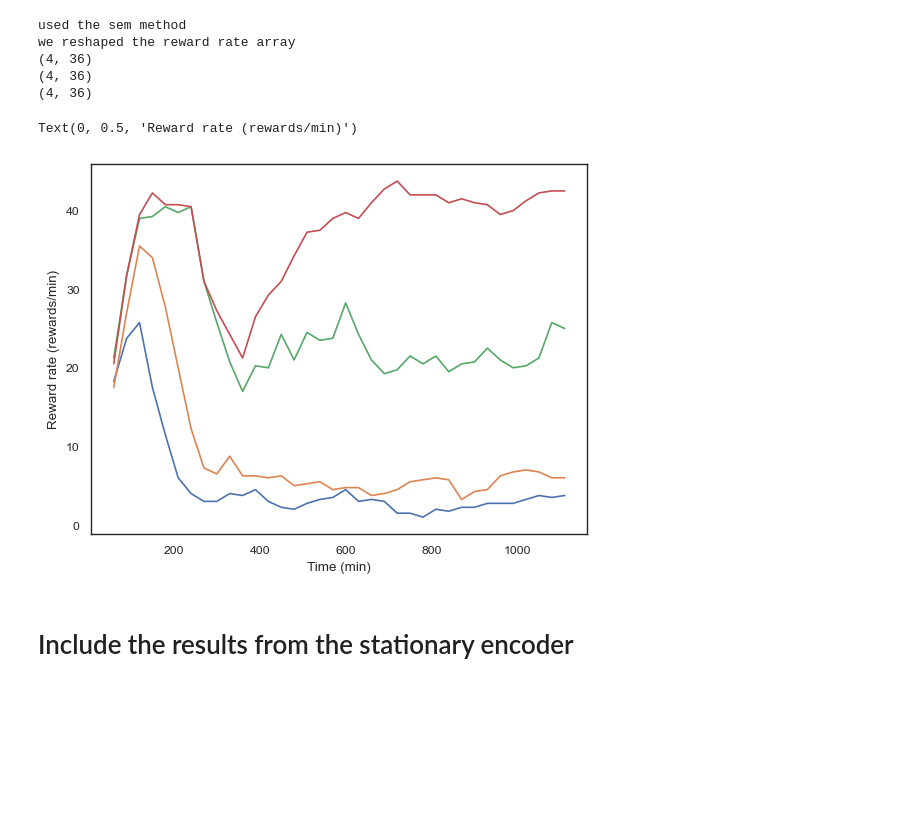
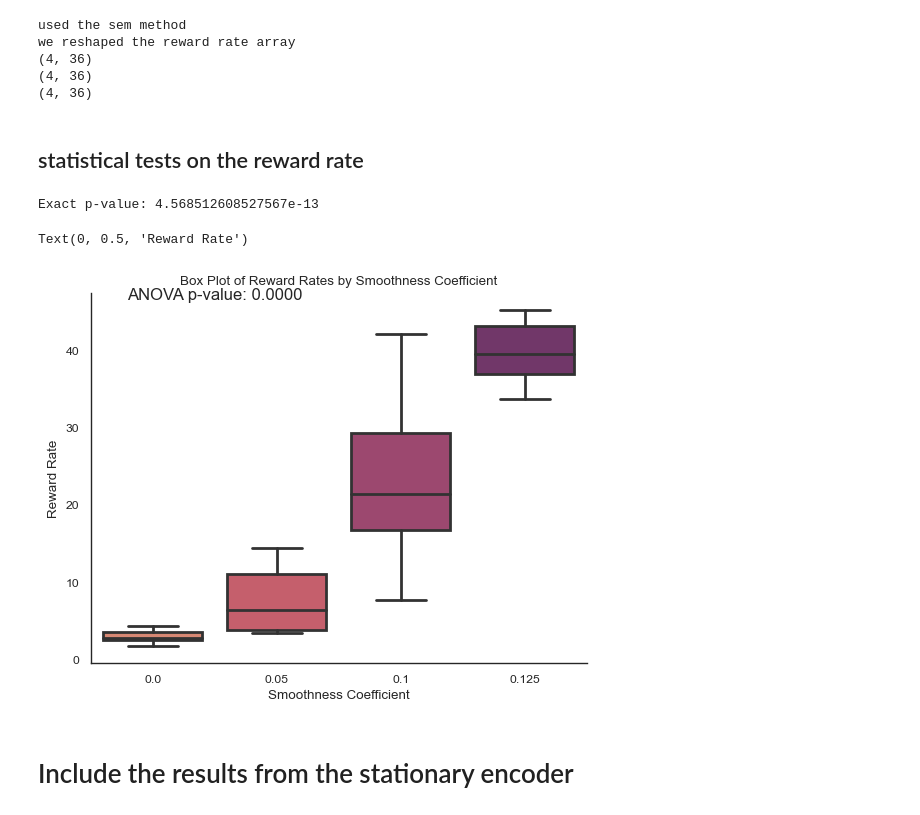
Before and after one commit to sijia66/adaptive_feature_selection, a Jupyter notebook: figure5_convex_algorithm_shuffled_encoder/231019_afs_change_encoder_convex_lasso.ipynb, the cells around one changed output. Saved outputs shown, nothing was run; the diff lists cells and outputs as text; code cells hidden in the pictures; blank space fills up the shorter version.

```diff
--- a/figure5_convex_algorithm_shuffled_encoder/231019_afs_change_encoder_convex_lasso.ipynb
+++ b/figure5_convex_algorithm_shuffled_encoder/231019_afs_change_encoder_convex_lasso.ipynb
@@ -405,10 +406,13 @@ for i in range(NUM_EXP):
     total_rewards_all.append(num_rewards)
 
 
+
 window_stamps_all = np.array(window_time_stamps_all)
 reward_rate_all = np.array(reward_rate_all)
 reward_rate_all = reward_rate_all.reshape((NUM_EXP,-1))
 window_stamps_all = window_stamps_all.reshape((NUM_EXP,-1))
+
+reward_rate_for_test = np.copy(reward_rate_all)
 
 # if the len(smoothness) < len(exp_conds), we reshape and median
 if len(smoothness_array) < len(exp_conds):
@@ -452,15 +456,64 @@ we reshaped the reward rate array
 (4, 36)
 (4, 36)
 (4, 36)
-# %%
-colors = ['blue', 'orange', 'red']
-
-plt.plot(window_time_stamps, reward_rate_all.T)
-plt.xlabel('Time (min)')
-plt.ylabel(r'Reward rate (rewards/min)')
-# %% [output]
-Text(0, 0.5, 'Reward rate (rewards/min)')
-[figure, removed]
+# %% [markdown]
+## statistical tests on the reward rate
+# %%
+from statsmodels.stats.anova import AnovaRM
+
+window_stamps_one_trial = window_stamps_all[0]
+last_minutes = 5 * 60
+reward_rate_all_last_5_min = reward_rate_for_test[:,
+                                             window_stamps_one_trial > (window_stamps_one_trial[-1] - last_minutes)]
+
+reward_rate_all_last_5_min = np.mean(reward_rate_all_last_5_min, axis = 1)
+
+# formulate into a pandas data frame for annovaRM test
+
+df_long = pd.DataFrame(
+    {
+        'reward_rate': reward_rate_all_last_5_min,
+        'smoothness': np.tile(smoothness_array, len(random_seeds)),
+        'random_seed': np.repeat(random_seeds, len(smoothness_array))
+    }
+)
+
+# Perform repeated measures ANOVA
+aovrm = AnovaRM(data=df_long,
+                depvar='reward_rate', subject='random_seed',
+                within=['smoothness'])
+result = aovrm.fit()
+
+# Access the ANOVA table
+anova_table = result.anova_table
+
+# Print the exact p-value
+exact_p_value = anova_table["Pr > F"]["smoothness"]
+print(f'Exact p-value: {exact_p_value}')
+# %% [output]
+Exact p-value: 4.568512608527567e-13
+# %%
+## plot the reward rate
+colors = sns.color_palette('flare', n_colors=len(smoothness_array))
+box = sns.boxplot(x='smoothness', y='reward_rate', data=df_long,
+                  palette=colors, linewidth=2)
+
+
+# Add p-value text to the plot
+plt.text(x=0.5, y=max(df_long['reward_rate']) + 1, s=f'ANOVA p-value: {exact_p_value:.4f}',
+         ha='center', va='bottom', fontsize=12)
+
+
+# remove the top and right spines
+sns.despine()
+
+# Add title and labels
+plt.title('Box Plot of Reward Rates by Smoothness Coefficient')
+plt.xlabel('Smoothness Coefficient')
+plt.ylabel('Reward Rate')
+# %% [output]
+Text(0, 0.5, 'Reward Rate')
+[figure, added]
 # %% [markdown]
 # Include the results from the stationary encoder
 # %%
```
Also changed, not shown: parts of 1 cell of this notebook.
